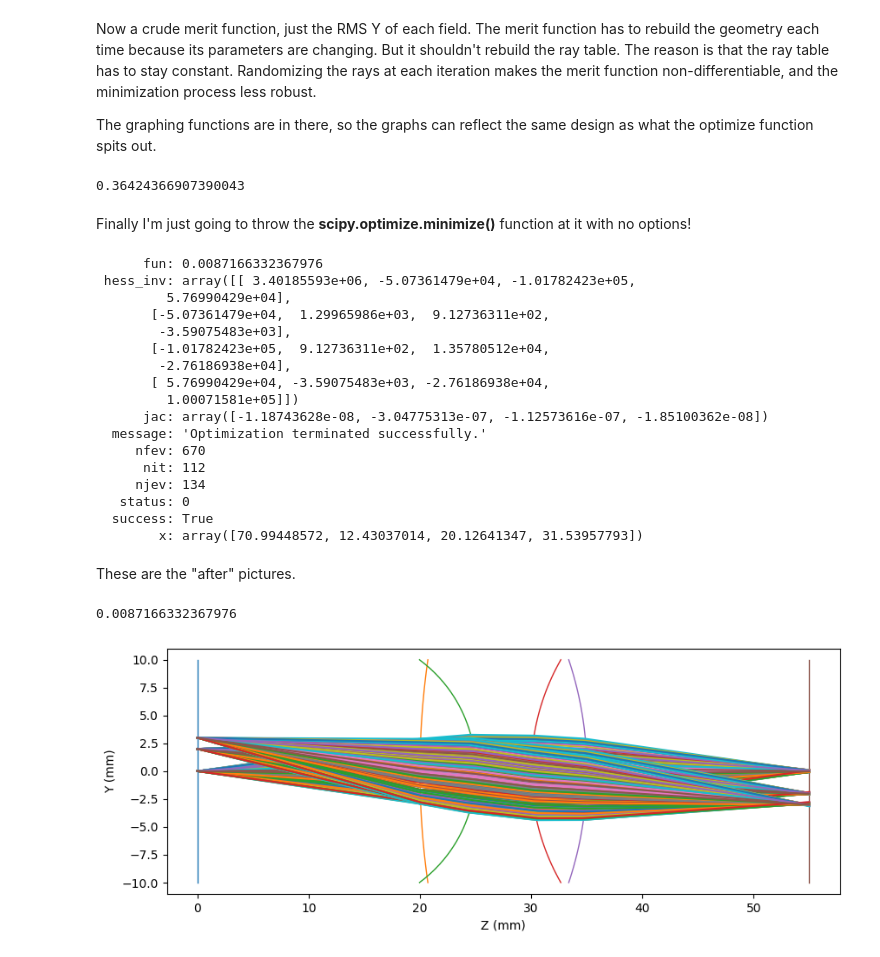
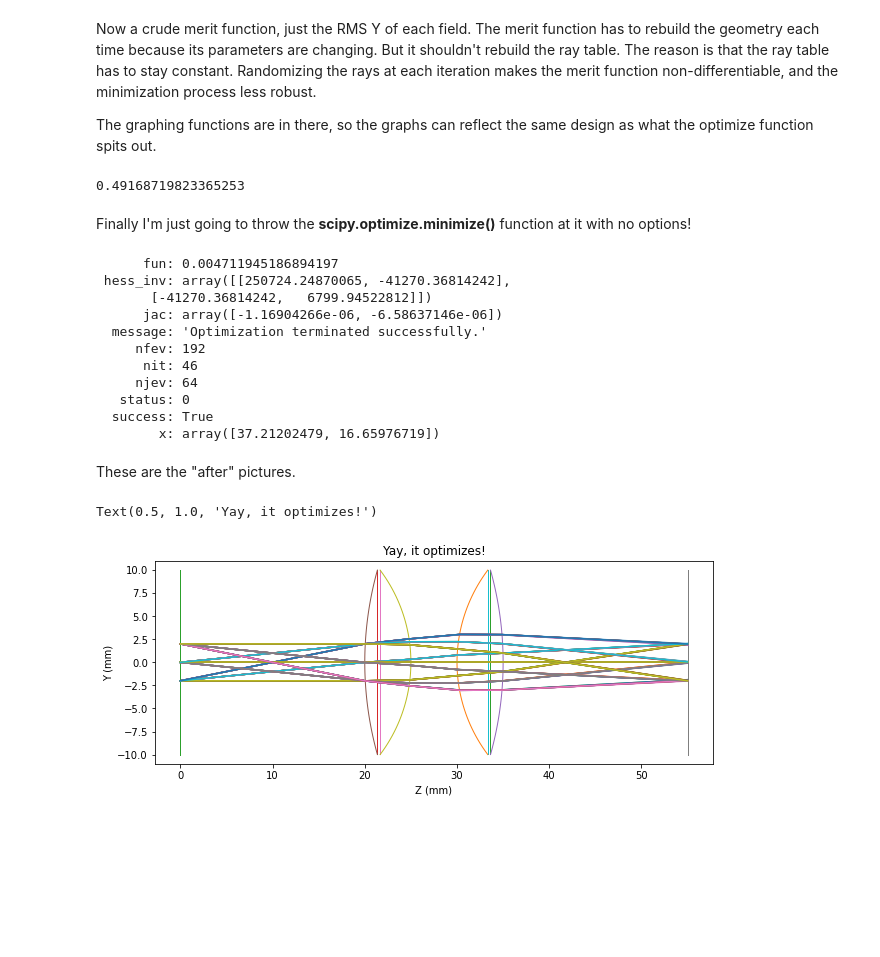
Before and after one commit to bassistTech/rayTrace, a Jupyter notebook: docs/analysis01.ipynb, the cells around one changed output. Drawn from its saved outputs; the diff is of its cells as text; code cells hidden in the pictures; blank space fills up the shorter version.

```diff
--- a/docs/analysis01.ipynb
+++ b/docs/analysis01.ipynb
@@ -69,16 +48,17 @@ rt.plot_rays(axd, geometry, ray_table, ray_properties, marker = '.', markersize
 # %% [markdown]
 Now for a really crude analysis feature. First, a function that returns a list of points on one of the surfaces in the design. We'll probably use this over and over, hopefully improving it.
 # %%
-def points_on_surface(ray_table, ray_properties, geometry, i, fn):
+def points_on_surface(ray_table, geometry, i, fn):
     surf = geometry[i]
-    keep = ray_properties['field_num'] == fn
+    field_nums = ray_table[0, :, 3, 0]
+    keep = field_nums == fn
     x = np.sum(ray_table[i, keep, 0, :]*surf['x_axis'][np.newaxis, :], axis = 1)
     y = np.sum(ray_table[i, keep, 0, :]*surf['y_axis'][np.newaxis, :], axis = 1)
     return x, y
 
 last = len(geometry) - 1
 for i in range(3):
-    xa, ya = points_on_surface(ray_table, ray_properties, geometry, -1, i)
+    xa, ya = points_on_surface(ray_table, geometry, -1, i)
     plt.plot(xa, ya, ls = 'none', marker = '.', markersize = 1)
     print(i, np.std(ya))
 plt.gca().set_aspect("equal")
@@ -95,60 +75,55 @@ The graphing functions are in there, so the graphs can reflect the same design a
 def merit_function(r, draw1 = False, draw2 = False):
     surface_list = [
         {'surf': 'dummy', 'dist': 20, 'draw_radius': 10},
-        {'surf': 'conic', 'c': 1/r[0], 'k': 0, 'n1': 1, 'n2': 1.5, 'dist': 5, 'draw_radius': 10},
-        {'surf': 'conic', 'c': -1/r[1], 'k': 0, 'n1': 1.5, 'n2': 1, 'dist': 5, 'draw_radius': 10},
-        {'surf': 'conic', 'c': 1/r[2], 'k': 0, 'n1': 1, 'n2': 1.5, 'dist': 5, 'draw_radius': 10},
-        {'surf': 'conic', 'c': -1/r[3], 'k': 0, 'n1': 1.5, 'n2': 1, 'dist': 20, 'draw_radius': 10},
+        {'surf': 'conic', 'c': 1/r[0], 'k': 0, 'material': 'N-BK7', 'dist': 5, 'draw_radius': 10},
+        {'surf': 'conic', 'c': -1/r[1], 'k': 0, 'dist': 5, 'draw_radius': 10},
+        {'surf': 'conic', 'c': 1/r[1], 'k': 0, 'material': 'N-BK7', 'dist': 5, 'draw_radius': 10},
+        {'surf': 'conic', 'c': -1/r[0], 'k': 0, 'dist': 20, 'draw_radius': 10},
         {'surf': 'dummy', 'dist': 20, 'draw_radius': 10}
     ]
-    geometry = rt.build_geometry(surface_list)
-    rt.propagate_ray(ray_table, ray_properties, geometry)
+    geometry = rtt.build_geometry(surface_list)
+    rtt.propagate_ray(ray_table, geometry)
     merit = 0
     for i in range(3):
-        xa, ya = points_on_surface(ray_table, ray_properties, geometry, -1, i)
+        xa, ya = points_on_surface(ray_table, geometry, -1, i)
         if draw2:
             plt.plot(xa, ya, marker = '.', markersize = 1, linestyle = 'none')
         merit = merit + np.std(ya)**2
     if draw1:
-        axd = rt.new_plot_xy(['y'], figsize = (10, 10))
-        rt.plot_faces(axd, geometry)
-        rt.plot_rays(axd, geometry, ray_table, ray_properties)
+        axd = rtt.new_plot_xy(['y'], figsize = (10, 10))
+        rtt.plot_faces(axd, geometry)
+        rtt.plot_rays(axd, geometry, ray_table)
 
     return merit
 
-merit_function([20, 20, 20, 20])
+merit_function([20, 20])
 # %% [output]
-0.36424366907390043
+0.49168719823365253
 # %% [markdown]
 Finally I'm just going to throw the **scipy.optimize.minimize()** function at it with no options!
 # %%
-m = minimize(merit_function, [22, 22, 22, 22])
+m = minimize(merit_function, [22, 22])
 m
 # %% [output]
-      fun: 0.0087166332367976
- hess_inv: array([[ 3.40185593e+06, -5.07361479e+04, -1.01782423e+05,
-         5.76990429e+04],
-       [-5.07361479e+04,  1.29965986e+03,  9.12736311e+02,
-        -3.59075483e+03],
-       [-1.01782423e+05,  9.12736311e+02,  1.35780512e+04,
-        -2.76186938e+04],
-       [ 5.76990429e+04, -3.59075483e+03, -2.76186938e+04,
-         1.00071581e+05]])
-      jac: array([-1.18743628e-08, -3.04775313e-07, -1.12573616e-07, -1.85100362e-08])
+      fun: 0.004711945186894197
+ hess_inv: array([[250724.24870065, -41270.36814242],
+       [-41270.36814242,   6799.94522812]])
+      jac: array([-1.16904266e-06, -6.58637146e-06])
   message: 'Optimization terminated successfully.'
-     nfev: 670
-      nit: 112
-     njev: 134
+     nfev: 192
+      nit: 46
+     njev: 64
    status: 0
   success: True
-        x: array([70.99448572, 12.43037014, 20.12641347, 31.53957793])
+        x: array([37.21202479, 16.65976719])
 # %% [markdown]
 These are the "after" pictures.
 # %%
 merit_function(m.x, draw1 = True)
+plt.title('Yay, it optimizes!')
 # %% [output]
-0.0087166332367976
+Text(0.5, 1.0, 'Yay, it optimizes!')
-[figure, old version]
+[figure, new version]
 # %%
 merit_function(m.x, draw2 = True)
 plt.gca().set_aspect("equal")
```
Also changed, not shown: parts of 5 cells of this notebook, 3 other files.
